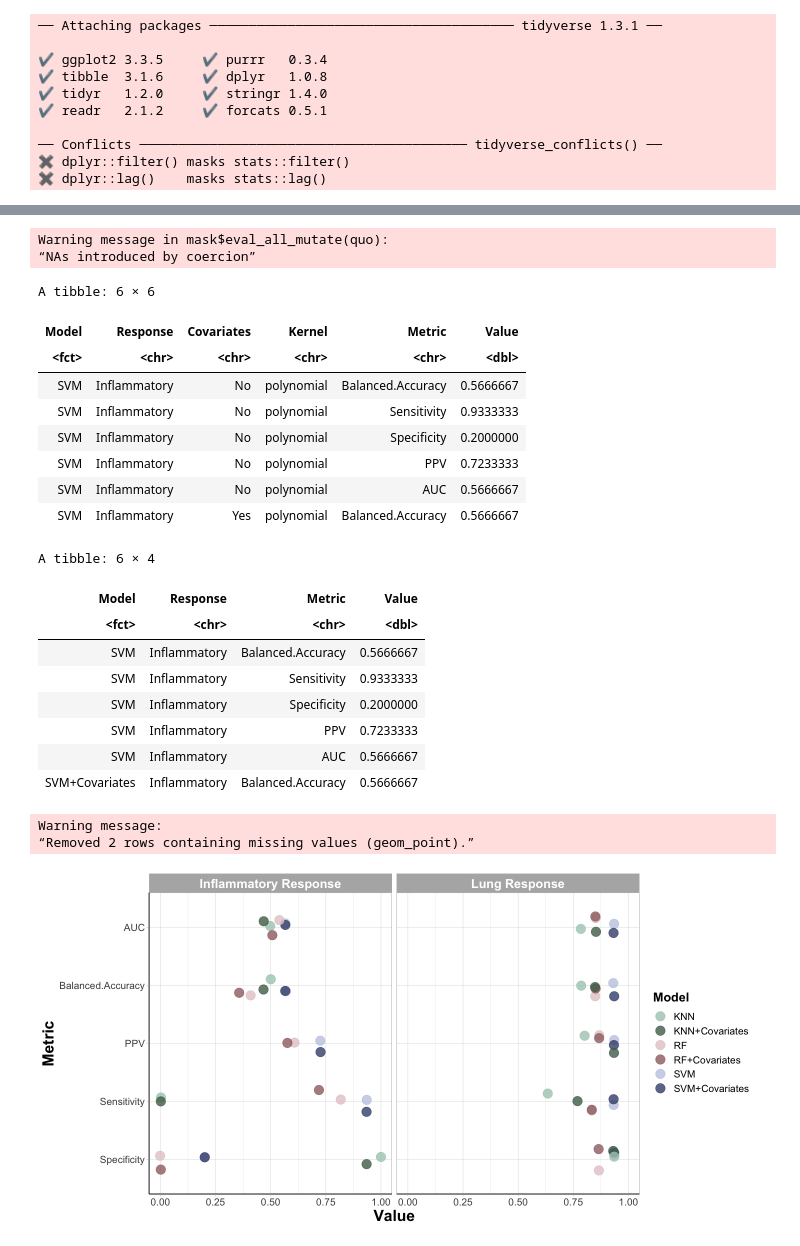
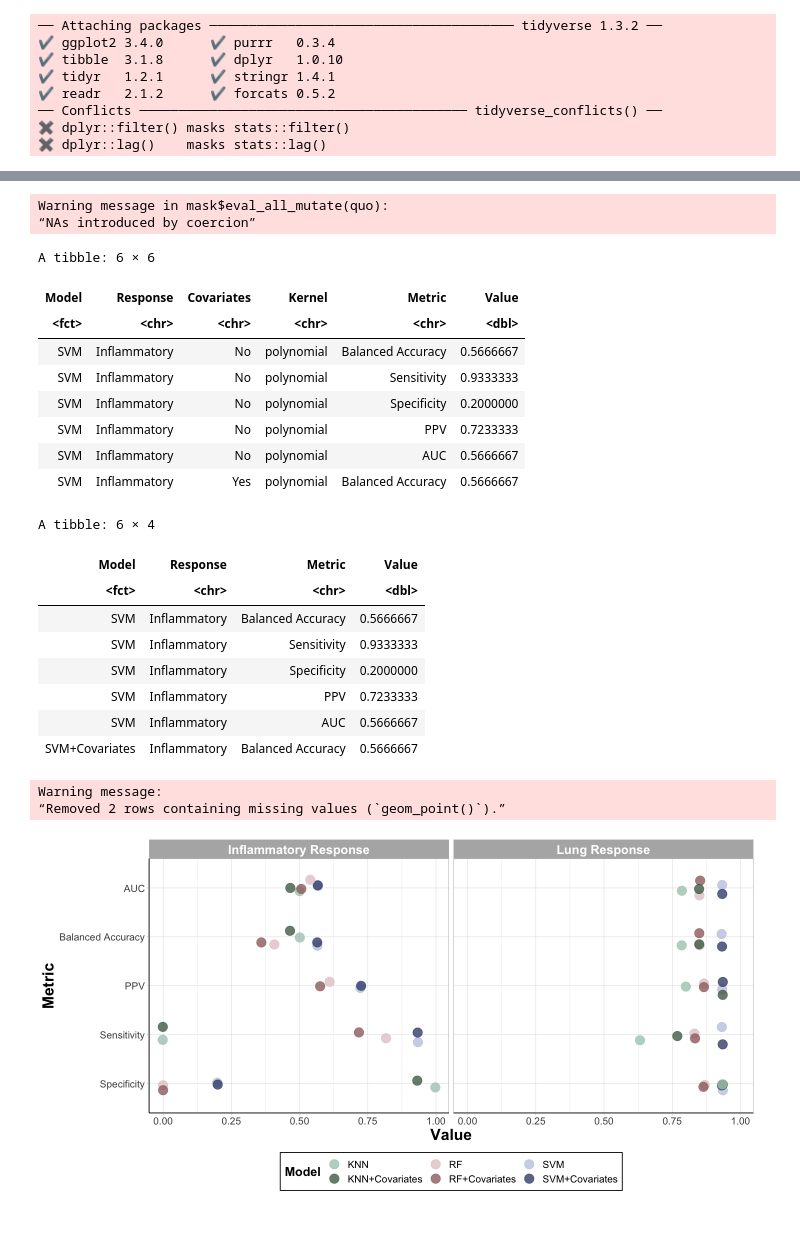
Before and after one commit to UNC-CEMALB/Ozone-exposure-is-associated-with-alterations-in-lung-and-systemic-sterol-profiles-in-healthy-and-as, a Jupyter notebook: 3. ML Visualizations/Confusion Matrix Figure (Figure 5).ipynb, the cells around one changed output, grey strips where cells are left out. Cells and saved outputs as stored; diff of their text form; code cells hidden in the pictures.

```diff
--- a/3. ML Visualizations/Confusion Matrix Figure (Figure 5).ipynb
+++ b/3. ML Visualizations/Confusion Matrix Figure (Figure 5).ipynb
@@ -1,7 +1,7 @@
 # %%
 setwd('/Users/alexis/Library/CloudStorage/OneDrive-UniversityofNorthCarolinaatChapelHill/CEMALB_DataAnalysisPM/Projects/P1003. Ozone Sterols Healthy Asthma/P1003.3. Analyses/P1003.3.4. ML Visualizations/P1003.3.4.2. Confusion Matrix Figure/Input')
 Output = ('/Users/alexis/Library/CloudStorage/OneDrive-UniversityofNorthCarolinaatChapelHill/CEMALB_DataAnalysisPM/Projects/P1003. Ozone Sterols Healthy Asthma/P1003.3. Analyses/P1003.3.4. ML Visualizations/P1003.3.4.2. Confusion Matrix Figure/Output')
-cur_date = "091022"
+cur_date = "012423"
 
 library(readxl)
 library(tidyverse)
@@ -12,13 +12,11 @@ library(MetBrewer)
 #reading in files
 confusion_matrix_df = data.frame(read_excel("090822_Ozone_Response_All_Model_Results.xlsx"))
 # %% [output]
-── Attaching packages ─────────────────────────────────────── tidyverse 1.3.1 ──
-
-✔ ggplot2 3.3.5     ✔ purrr   0.3.4
-✔ tibble  3.1.6     ✔ dplyr   1.0.8
-✔ tidyr   1.2.0     ✔ stringr 1.4.0
-✔ readr   2.1.2     ✔ forcats 0.5.1
-
+── Attaching packages ─────────────────────────────────────── tidyverse 1.3.2 ──
+✔ ggplot2 3.4.0      ✔ purrr   0.3.4
+✔ tibble  3.1.8      ✔ dplyr   1.0.10
+✔ tidyr   1.2.1      ✔ stringr 1.4.1
+✔ readr   2.1.2      ✔ forcats 0.5.2
 ── Conflicts ────────────────────────────────────────── tidyverse_conflicts() ──
 ✖ dplyr::filter() masks stats::filter()
 ✖ dplyr::lag()    masks stats::lag()
@@ -45,7 +43,9 @@ longer_confusion_matrix = confusion_matrix_df %>%
     # keeping polynomial kernel for inflammatory response prediction
     filter(Kernel != "polynomial" | Response != "Lung") %>%
     # keeping radial kernel for lung response prediction
-    filter(Kernel != "radial" | Response != "Inflammatory")
+    filter(Kernel != "radial" | Response != "Inflammatory") %>%
+    # changing "balanced accuracy" so that it has a space
+    mutate(Metric = ifelse(Metric == "Balanced.Accuracy", "Balanced Accuracy", Metric))
 
 # putting into a factor to reorder
 longer_confusion_matrix$Model = factor(longer_confusion_matrix$Model, levels = c("KNN", "RF", "SVM"))
@@ -57,12 +57,12 @@ Warning message in mask$eval_all_mutate(quo):
 A tibble: 6 × 6
 | Model | Response | Covariates | Kernel | Metric | Value |
 | <fct> | <chr> | <chr> | <chr> | <chr> | <dbl> |
-| SVM | Inflammatory | No | polynomial | Balanced.Accuracy | 0.5666667 |
+| SVM | Inflammatory | No | polynomial | Balanced Accuracy | 0.5666667 |
 | SVM | Inflammatory | No | polynomial | Sensitivity | 0.9333333 |
 | SVM | Inflammatory | No | polynomial | Specificity | 0.2000000 |
 | SVM | Inflammatory | No | polynomial | PPV | 0.7233333 |
 | SVM | Inflammatory | No | polynomial | AUC | 0.5666667 |
-| SVM | Inflammatory | Yes | polynomial | Balanced.Accuracy | 0.5666667 |
+| SVM | Inflammatory | Yes | polynomial | Balanced Accuracy | 0.5666667 |
 # %%
 # creating another df that incorporating covariates into the model col
 figure1_df = longer_confusion_matrix %>%
@@ -82,46 +82,48 @@ head(figure1_df)
 A tibble: 6 × 4
 | Model | Response | Metric | Value |
 | <fct> | <chr> | <chr> | <dbl> |
-| SVM | Inflammatory | Balanced.Accuracy | 0.5666667 |
+| SVM | Inflammatory | Balanced Accuracy | 0.5666667 |
 | SVM | Inflammatory | Sensitivity | 0.9333333 |
 | SVM | Inflammatory | Specificity | 0.2000000 |
 | SVM | Inflammatory | PPV | 0.7233333 |
 | SVM | Inflammatory | AUC | 0.5666667 |
-| SVM+Covariates | Inflammatory | Balanced.Accuracy | 0.5666667 |
+| SVM+Covariates | Inflammatory | Balanced Accuracy | 0.5666667 |
 # %%
 options(repr.plot.width=12, repr.plot.height=6) #changing size
 
 # choosing palette from package
 metbrewer_colors = MetPalettes$Monet[[1]]
 
 new_facet_labels = c("Inflammatory Response", "Lung Response")
 names(new_facet_labels) = c("Inflammatory", "Lung")
 
 # putting metrics into a factor to reorder them by reverse alphabetical order
 metrics = factor(figure1_df$Metric, levels = sort(unique(longer_confusion_matrix$Metric), decreasing = TRUE))
 
 Figure1 = ggplot() +
   geom_point(data = figure1_df, aes(x = Value, y = metrics, color = Model), position = position_jitter(h = 0.2),
              size = 5, alpha = 0.8) +
 
   facet_wrap(~Response, labeller = labeller(Response = new_facet_labels)) +
   theme_light() +
   theme(axis.line = element_line(colour = "black"), #making x and y axes black
         axis.text = element_text(size = 12), #changing size of x axis labels
         axis.title = element_text(face = "bold", size = rel(1.7)), #changes axis titles
         legend.title = element_text(face = 'bold', size = 15), #changes legend title
         legend.text = element_text(size = 12), #changes legend text
+        legend.position = "bottom",
+        legend.background = element_rect(colour = 'black', fill = 'white', linetype = 'solid'),
         strip.text.x = element_text(size = 15, face = "bold"), #changes size of facet x axis
         strip.text.y = element_text(size = 15, face = "bold")) + #changes size of facet y axis
   xlab('Value') + ylab('Metric') + #changing axis labels
 
   scale_color_manual(name = "Model", values = metbrewer_colors[c(3,1,4,6,9,7)])
 
 Figure1
 # %% [output]
 Warning message:
-“Removed 2 rows containing missing values (geom_point).”
+“Removed 2 rows containing missing values (`geom_point()`).”
-[figure, old version]
+[figure, new version]
 # %%
 # exporting figure
 ggsave(Figure1,
```
Also changed, not shown: parts of 1 cell of this notebook.
